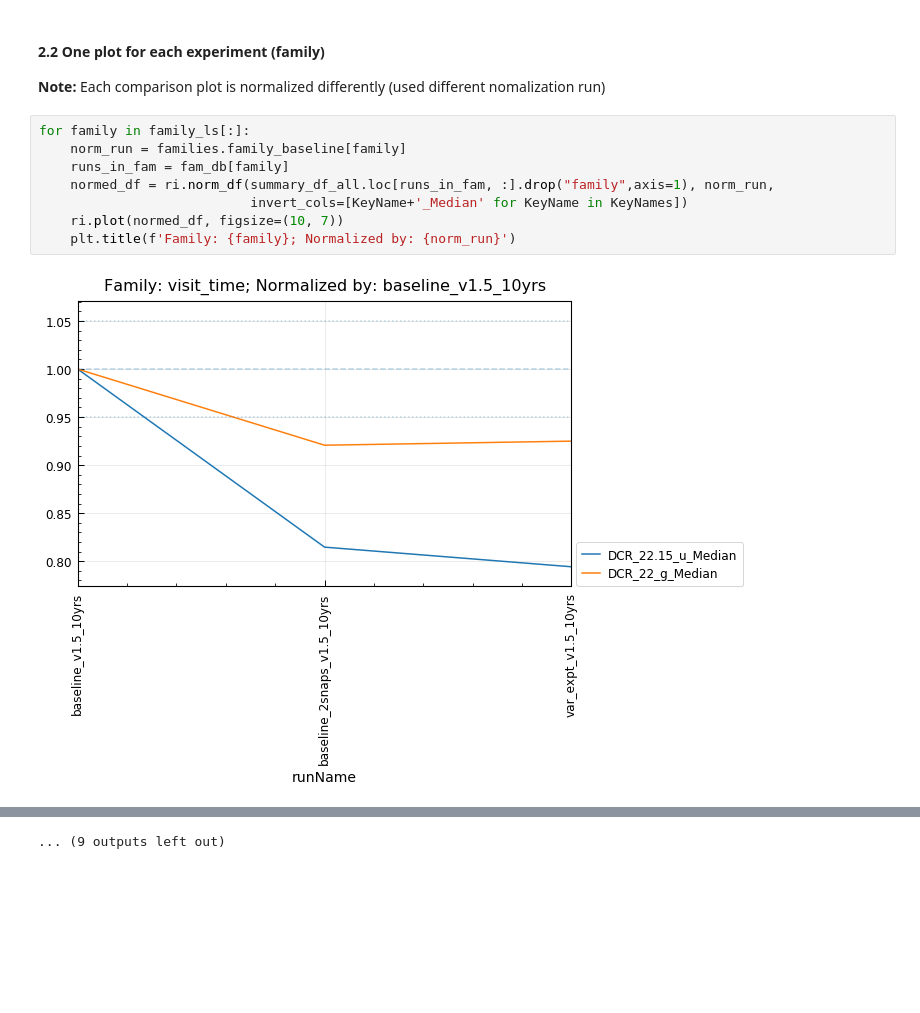
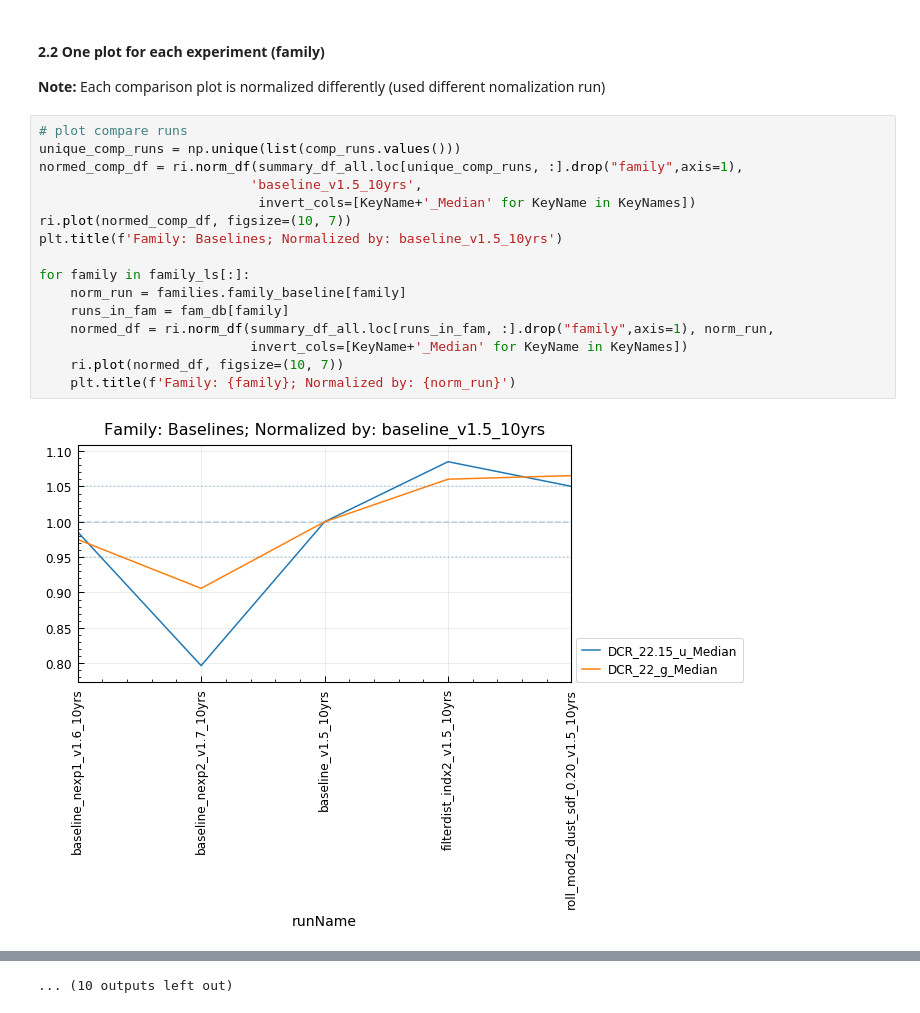
Before and after one commit to RichardsGroup/LSST_DCR, a Jupyter notebook: notebooks/05_WFD_Family.ipynb, the cells around one changed output, grey strips where cells are left out. Cells and saved outputs as stored; diff of their text form; blank space fills up the shorter version.

Commit message:
update 05 nb, adding baseline comparison

```diff
--- a/notebooks/05_WFD_Family.ipynb
+++ b/notebooks/05_WFD_Family.ipynb
@@ -148,12 +148,20 @@ summary_df_all = summary_df_all.sort_values('family').set_index('runName')
 #### 2.2 One plot for each experiment (family)
 __Note:__ Each comparison plot is normalized differently (used different nomalization run)
 # %%
+# plot compare runs
+unique_comp_runs = np.unique(list(comp_runs.values()))
+normed_comp_df = ri.norm_df(summary_df_all.loc[unique_comp_runs, :].drop("family",axis=1),
+                           'baseline_v1.5_10yrs',
+                            invert_cols=[KeyName+'_Median' for KeyName in KeyNames])
+ri.plot(normed_comp_df, figsize=(10, 7))
+plt.title(f'Family: Baselines; Normalized by: baseline_v1.5_10yrs')
+
 for family in family_ls[:]:
     norm_run = families.family_baseline[family]
     runs_in_fam = fam_db[family]
     normed_df = ri.norm_df(summary_df_all.loc[runs_in_fam, :].drop("family",axis=1), norm_run,
                            invert_cols=[KeyName+'_Median' for KeyName in KeyNames])
     ri.plot(normed_df, figsize=(10, 7))
     plt.title(f'Family: {family}; Normalized by: {norm_run}')
 # %% [output]
-[figure, old version]
+[figure, new version]
@@ -171 +179 @@ for family in family_ls[:]:
-... (9 outputs left out)
+... (10 outputs left out)
```
Also changed, not shown: parts of 1 cell of this notebook.
